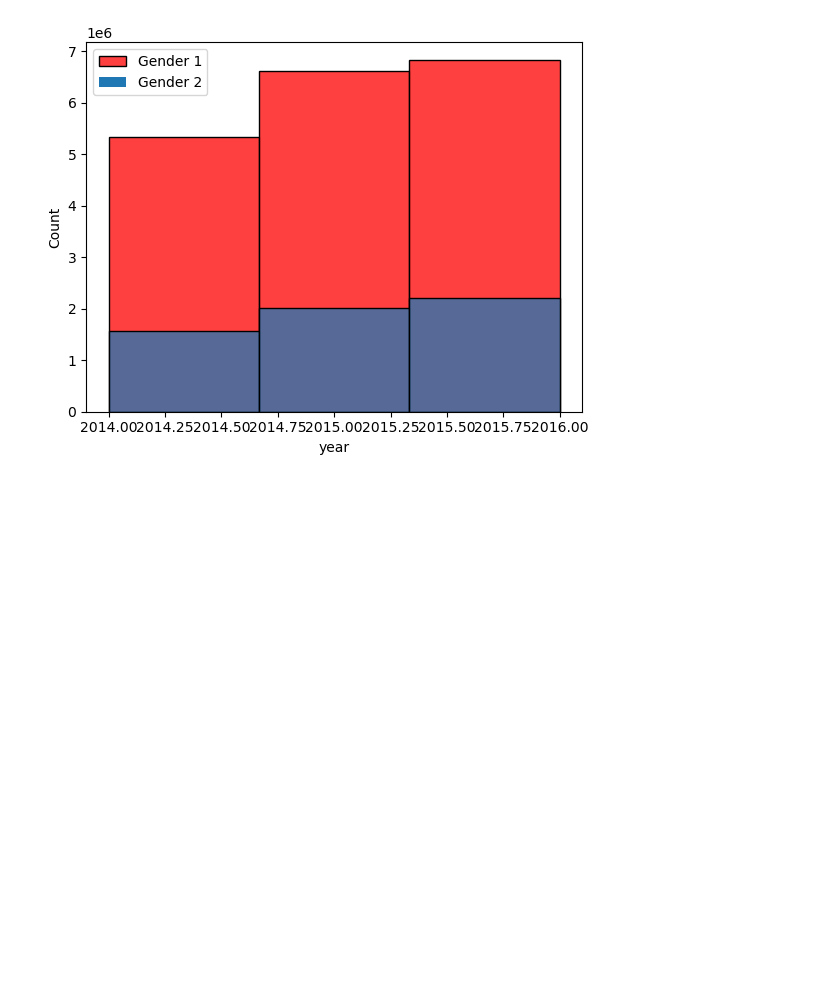
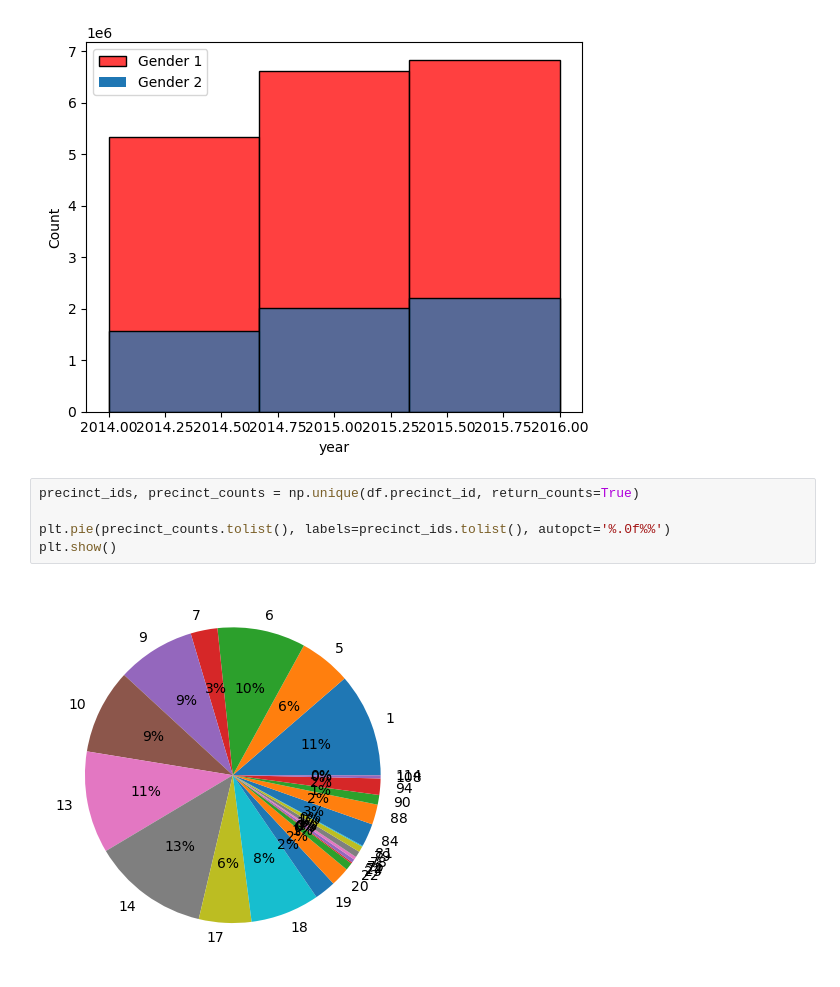
Before and after one commit to adhirajghosh/city-biking, a Jupyter notebook: DataLoader.ipynb, the cells around one changed output. Saved outputs shown, nothing was run; the diff lists cells and outputs as text; blank space fills up the shorter version.

Commit message:
Added complete precinct id functionality

```diff
--- a/DataLoader.ipynb
+++ b/DataLoader.ipynb
@@ -111,3 +117,10 @@ plt.legend(['Gender 1', 'Gender 2'])
 plt.show()
 # %% [output]
 [figure]
+# %%
+precinct_ids, precinct_counts = np.unique(df.precinct_id, return_counts=True)
+
+plt.pie(precinct_counts.tolist(), labels=precinct_ids.tolist(), autopct='%.0f%%')
+plt.show()
+# %% [output]
+[figure, added]
```
Also changed, not shown: parts of 3 cells of this notebook.
